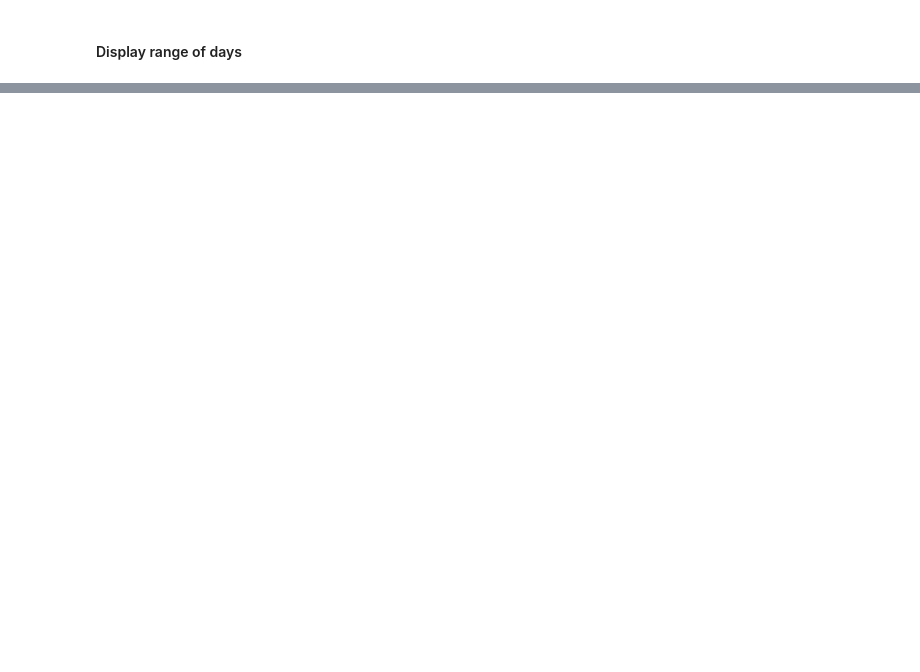
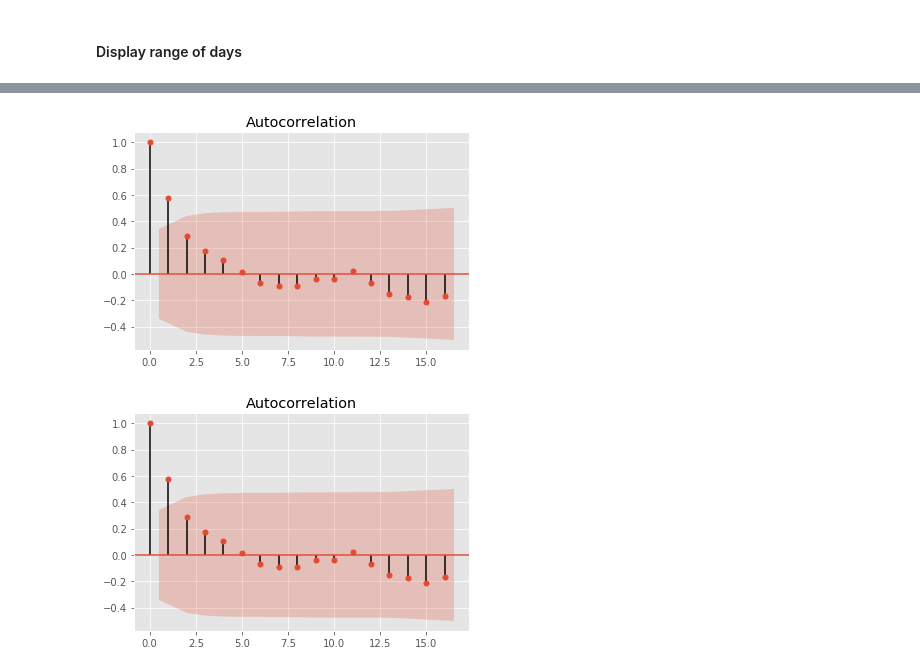
Before and after one commit to AaronWard/covidify, a Jupyter notebook: notebooks/time_series_analysis.ipynb, the cells around one changed output, grey strips where cells are left out. Saved outputs shown, nothing was run; the diff lists cells and outputs as text; code cells hidden in the pictures; blank space fills up the shorter version.

```diff
--- a/notebooks/time_series_analysis.ipynb
+++ b/notebooks/time_series_analysis.ipynb
@@ -205,0 +192,5 @@ plot_scatter_2vars(agg_df, 'deaths', 'recovered')
+# %%
+plot_acf(df['t']) # Identify q
+# %% [output]
+[figure, added]
+[figure, added]
```
Also changed, not shown: parts of 33 cells of this notebook, 14 other files.
